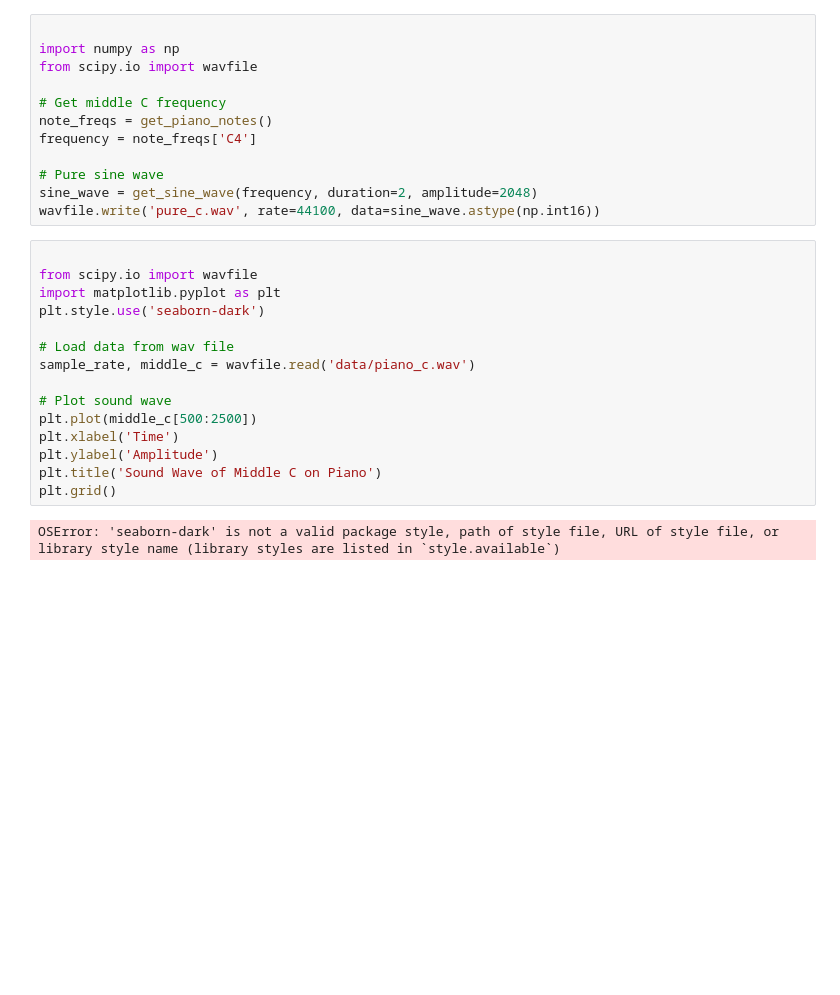
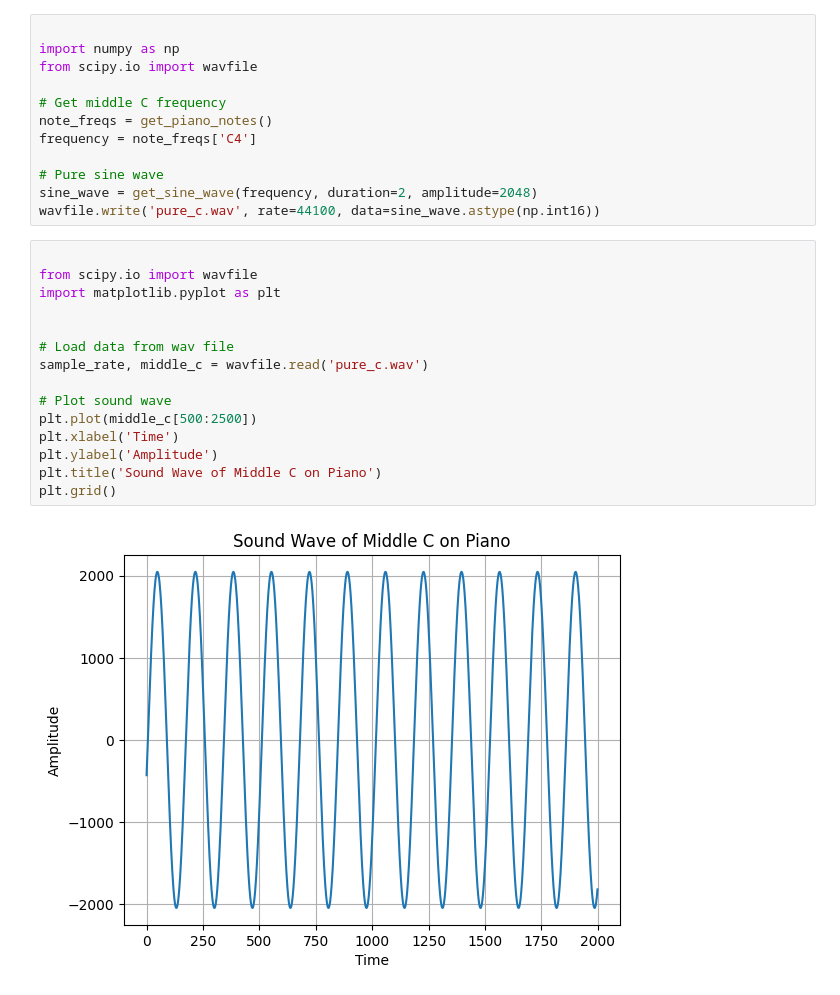
Before and after one commit to vedsule/Synth-W, a Jupyter notebook: piano_basic.ipynb, the cells around one changed output. Cells and saved outputs as stored; diff of their text form; blank space fills up the shorter version.

```diff
--- a/piano_basic.ipynb
+++ b/piano_basic.ipynb
@@ -37,17 +37,17 @@ wavfile.write('pure_c.wav', rate=44100, data=sine_wave.astype(np.int16))
 # %%
 
 from scipy.io import wavfile
 import matplotlib.pyplot as plt
-plt.style.use('seaborn-dark')
+
 
 # Load data from wav file
-sample_rate, middle_c = wavfile.read('data/piano_c.wav')
+sample_rate, middle_c = wavfile.read('pure_c.wav')
 
 # Plot sound wave
 plt.plot(middle_c[500:2500])
 plt.xlabel('Time')
 plt.ylabel('Amplitude')
 plt.title('Sound Wave of Middle C on Piano')
 plt.grid()
 # %% [output]
-OSError: 'seaborn-dark' is not a valid package style, path of style file, URL of style file, or library style name (library styles are listed in `style.available`)
+[figure, added]
```
Also changed, not shown: parts of 1 cell of this notebook.
